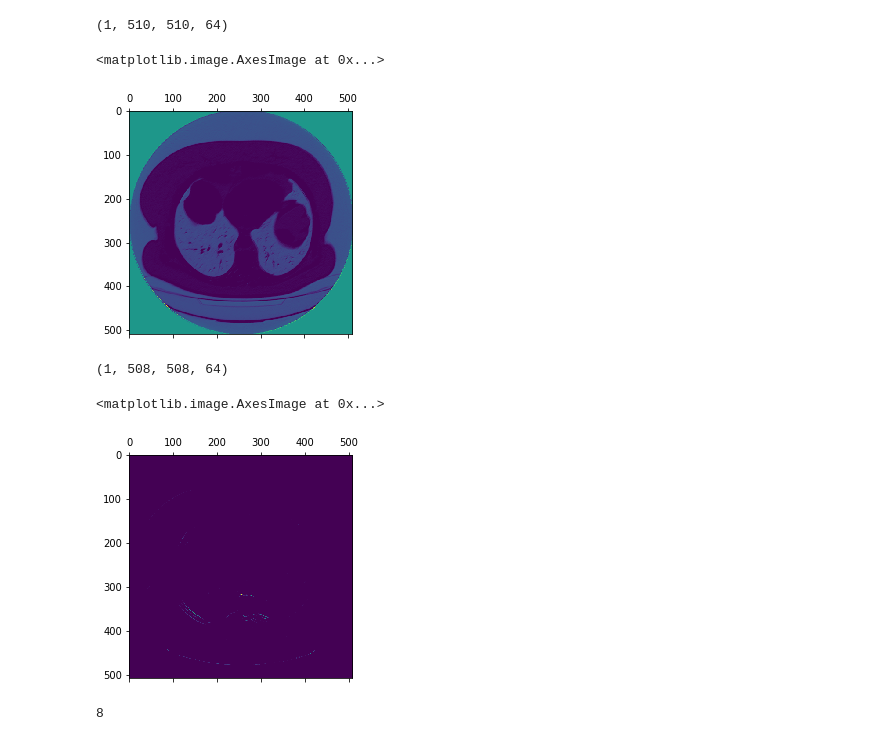
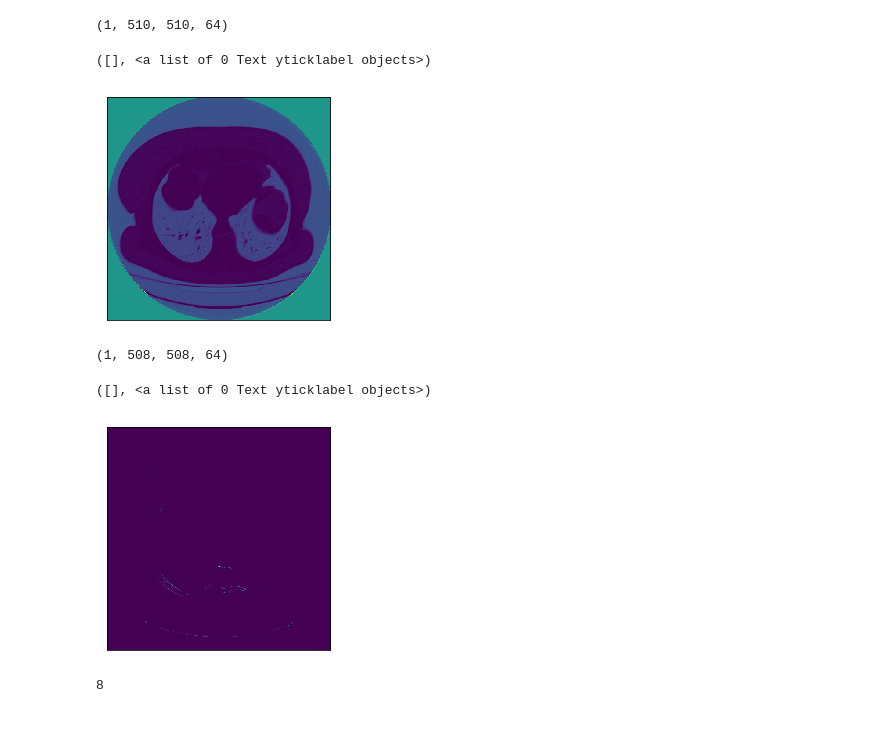
Before and after one commit to sunmarknatecom/colaboratory, a Jupyter notebook: lung_separation3.ipynb, the cells around one changed output. Drawn from its saved outputs; the diff is of its cells as text; code cells hidden in the pictures.

```diff
--- a/lung_separation3.ipynb
+++ b/lung_separation3.ipynb
@@ -217,7 +284,7 @@ os.getcwd()
 from tensorflow.keras.models import load_model
 import tensorflow as tf
 # %%
-model = load_model('./drive/My Drive/lung_separation_2.h5')
+model = load_model('./drive/My Drive/dataset/lung_separation_2.h5')
 # %% [output]
 WARNING:tensorflow:From /usr/local/lib/python3.6/dist-packages/tensorflow_core/python/ops/init_ops.py:97: calling GlorotUniform.__init__ (from tensorflow.python.ops.init_ops) with dtype is deprecated  ...
 Instructions for updating:
@@ -273,2 +436,0 @@ np.shape(img_new)
-# %%
-img_tensor = np.expand_dims(img_new, axis=0)
@@ -279,2 +436,0 @@ np.shape(img_tensor)
-# %%
-img_tensor /=np.max(img_tensor)
@@ -306,9 +456,11 @@ np.shape(first_layer_activation)
 (1, 510, 510, 64)
 # %%
 plt.matshow(first_layer_activation[0,:,:,43], cmap='viridis')
+plt.xticks([])
+plt.yticks([])
 # %% [output]
-<matplotlib.image.AxesImage at 0x...>
+([], <a list of 0 Text yticklabel objects>)
-[figure, old version]
+[figure, new version]
 # %%
 second_layer_activation = activations[1]
 # %%
@@ -317,9 +469,11 @@ np.shape(second_layer_activation)
 (1, 508, 508, 64)
 # %%
 plt.matshow(second_layer_activation[0,:,:,14], cmap='viridis')
+plt.xticks([])
+plt.yticks([])
 # %% [output]
-<matplotlib.image.AxesImage at 0x...>
+([], <a list of 0 Text yticklabel objects>)
-[figure, old version]
+[figure, new version]
 # %%
 len(activations)
 # %% [output]
```
Also changed, not shown: parts of 56 cells of this notebook.
